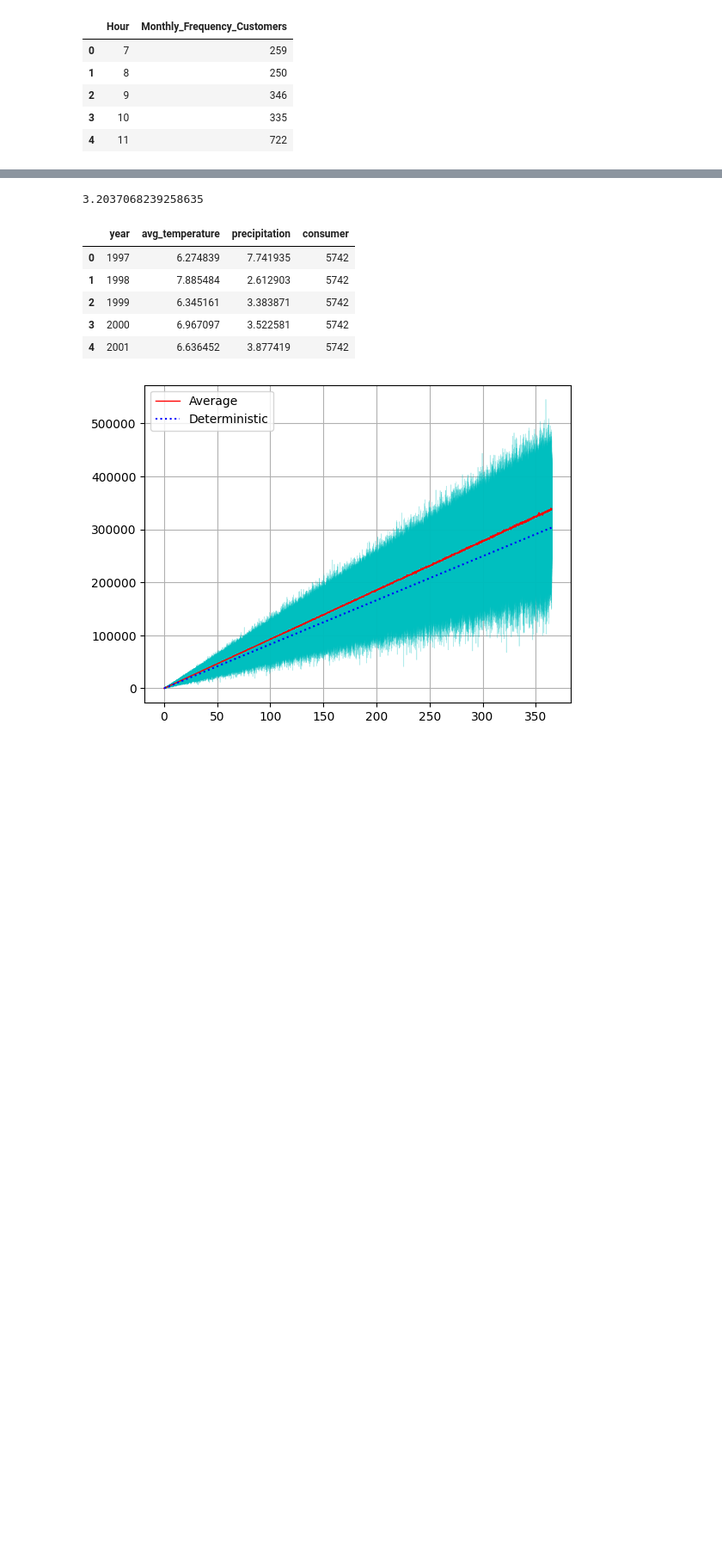
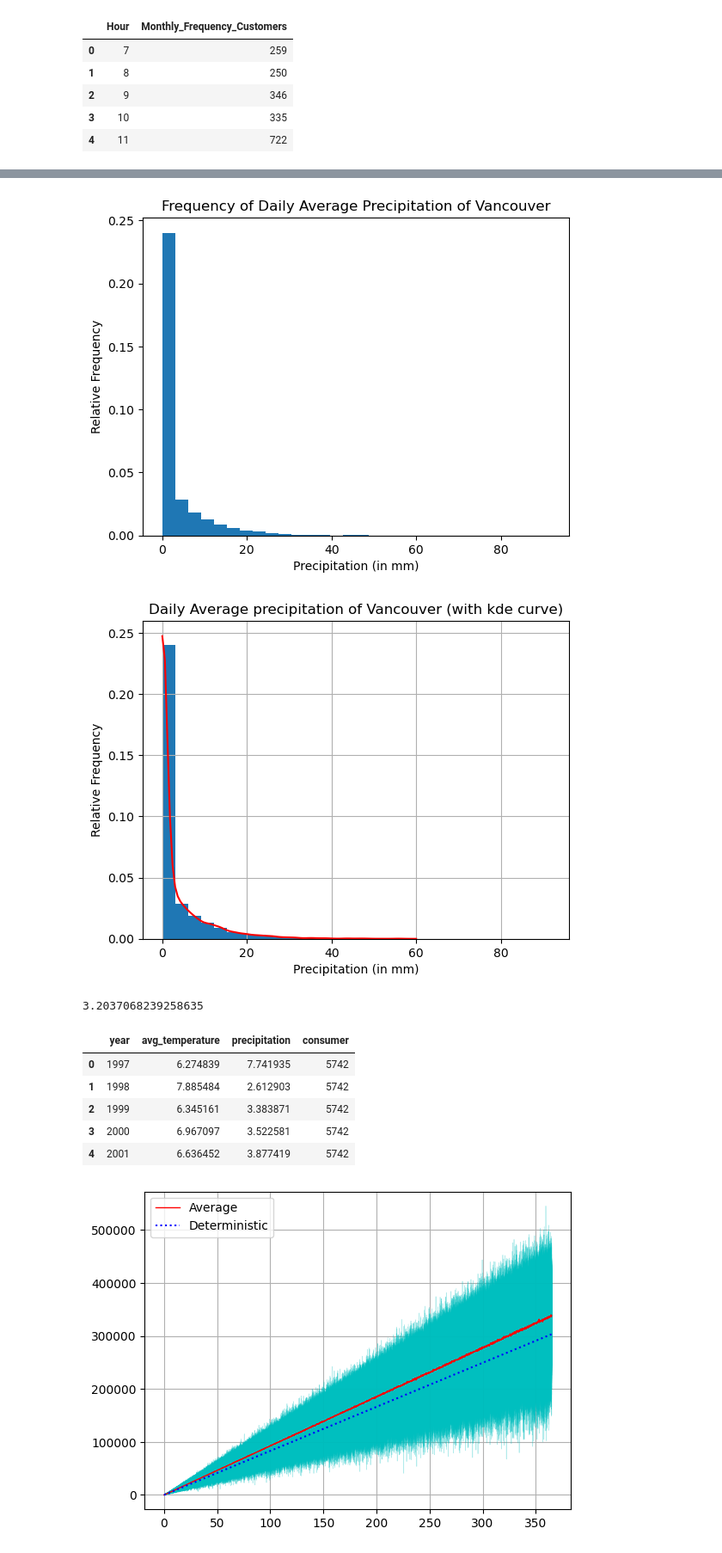
Before and after one commit to JustinTrenchcoat/MATH360_MA_2, a Jupyter notebook: model_ass2.ipynb, the cells around one changed output, grey strips where cells are left out. Shown at 86% size. Drawn from its saved outputs; the diff is of its cells as text; code cells hidden in the pictures; blank space fills up the shorter version.

```diff
--- a/model_ass2.ipynb
+++ b/model_ass2.ipynb
@@ -99,3 +101,18 @@ plt.show
+# %%
+plt.hist(weather_df['precipitation'], bins = 30, density = True)
+plt.title('Frequency of Daily Average Precipitation of Vancouver')
+plt.xlabel('Precipitation (in mm)'), plt.ylabel('Relative Frequency')
+plt.show()
+Precipitation_kde = stats.gaussian_kde(weather_df["precipitation"])
+weather_df["precipitation"].hist(bins=30,density=True)
+x = np.linspace(0,60,100)
+plt.plot(x,Precipitation_kde.pdf(x),'r')
+plt.title('Daily Average precipitation of Vancouver (with kde curve)')
+plt.xlabel('Precipitation (in mm)'), plt.ylabel('Relative Frequency')
+plt.show()
+# %% [output]
+[figure, added]
+[figure, added]
 # %%
 T_min = weather_df['avg_temperature'].min()
 T_max = weather_df['avg_temperature'].max()
```
Also changed, not shown: parts of 5 cells of this notebook.
